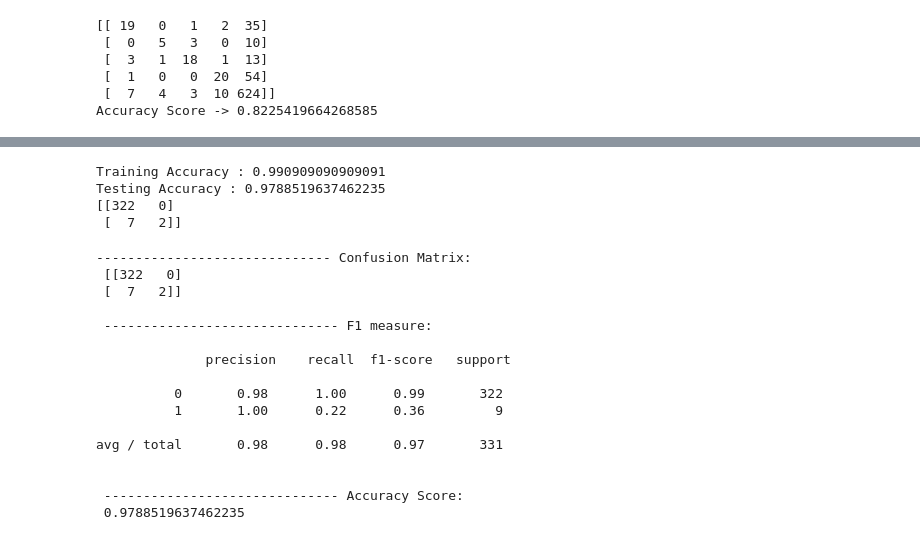
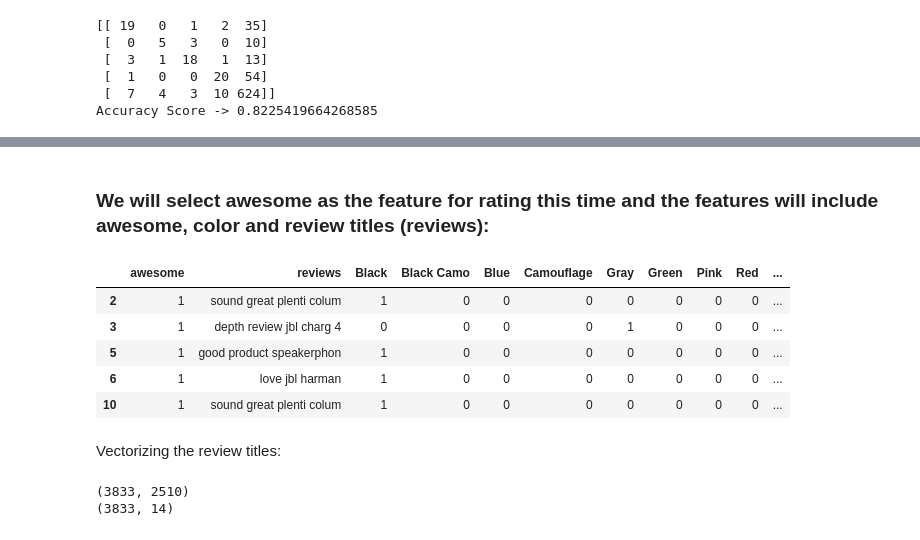
Before and after one commit to kavehamini/Amazon-Review-Analysis-JBL-Charge-4-Speaker-Sentiment-Analysis-NLP, a Jupyter notebook: Machine Learning-NLP-Sentiment Analysis of Amazon reviews for JBL Speaker.ipynb, the cells around one changed output, grey strips where cells are left out. Drawn from its saved outputs; the diff is of its cells as text; code cells hidden in the pictures.

```diff
--- a/Machine Learning-NLP-Sentiment Analysis of Amazon reviews for JBL Speaker.ipynb
+++ b/Machine Learning-NLP-Sentiment Analysis of Amazon reviews for JBL Speaker.ipynb
@@ -440,42 +311,35 @@ print(y_test.shape)
-# %%
-from sklearn.ensemble import RandomForestClassifier
-from sklearn.metrics import confusion_matrix
-
-classifier = RandomForestClassifier()
-classifier.fit(x_train, y_train)
-
-y_pred = classifier.predict(x_test)
-
-print("Training Accuracy :", classifier.score(x_train, y_train))
-print("Testing Accuracy :", classifier.score(x_test, y_test))
-
-cm = confusion_matrix(y_test, y_pred)
-print(cm)
-# %% [output]
-Training Accuracy : 0.990909090909091
-Testing Accuracy : 0.9788519637462235
-[[322   0]
- [  7   2]]
-# %%
-from sklearn.metrics import classification_report, confusion_matrix, accuracy_score
-
-print( '------------------------------', 'Confusion Matrix:', '\n', confusion_matrix(y_test,y_pred))
-print('\n', '------------------------------', 'F1 measure:', '\n', '\n', classification_report(y_test,y_pred))
-print('\n',  '------------------------------', 'Accuracy Score:', '\n', accuracy_score(y_test, y_pred))
-# %% [output]
------------------------------- Confusion Matrix:
- [[322   0]
- [  7   2]]
-
- ------------------------------ F1 measure:
-
-              precision    recall  f1-score   support
-
-          0       0.98      1.00      0.99       322
-          1       1.00      0.22      0.36         9
-
-avg / total       0.98      0.98      0.97       331
-
-
- ------------------------------ Accuracy Score:
- 0.9788519637462235
+# %% [markdown]
+### We will select awesome as the feature for rating this time and the features will include awesome, color and review titles (reviews):
+# %%
+acr = df[['color', 'awesome', 'reviews']]
+from sklearn.utils import resample
+data_majority = acr[df.awesome == 1]
+data_minority = acr[df.awesome == 0]
+data_minority_upsampled = resample(data_minority,
+                                   replace=True,n_samples=2500,random_state=123)
+data_upsampled = pd.concat([data_majority, data_minority_upsampled])
+acrfinal = pd.concat([data_upsampled,
+                   pd.get_dummies(data_upsampled['color'],sparse=True)], axis=1)
+
+acrfinal.shape
+
+acrfinal.drop(['color'], axis=1, inplace=True)
+acrfinal.head()
+# %% [output]
+|  | awesome | reviews | Black | Black Camo | Blue | Camouflage | Gray | Green | Pink | Red | ... |
+| 2 | 1 | sound great plenti colum | 1 | 0 | 0 | 0 | 0 | 0 | 0 | 0 | ... |
+| 3 | 1 | depth review jbl charg 4 | 0 | 0 | 0 | 0 | 1 | 0 | 0 | 0 | ... |
+| 5 | 1 | good product speakerphon | 1 | 0 | 0 | 0 | 0 | 0 | 0 | 0 | ... |
+| 6 | 1 | love jbl harman | 1 | 0 | 0 | 0 | 0 | 0 | 0 | 0 | ... |
+| 10 | 1 | sound great plenti colum | 1 | 0 | 0 | 0 | 0 | 0 | 0 | 0 | ... |
+# %% [markdown]
+Vectorizing the review titles:
+# %%
+count_vect = CountVectorizer(ngram_range=(1,2))
+final_counts = count_vect.fit_transform(acrfinal['reviews'].values)
+print(final_counts.get_shape())
+print(acrfinal.shape)
+acrfinal.drop(['reviews'],axis=1,inplace=True)
+# %% [output]
+(3833, 2510)
+(3833, 14)
```
Also changed, not shown: parts of 40 cells of this notebook.
